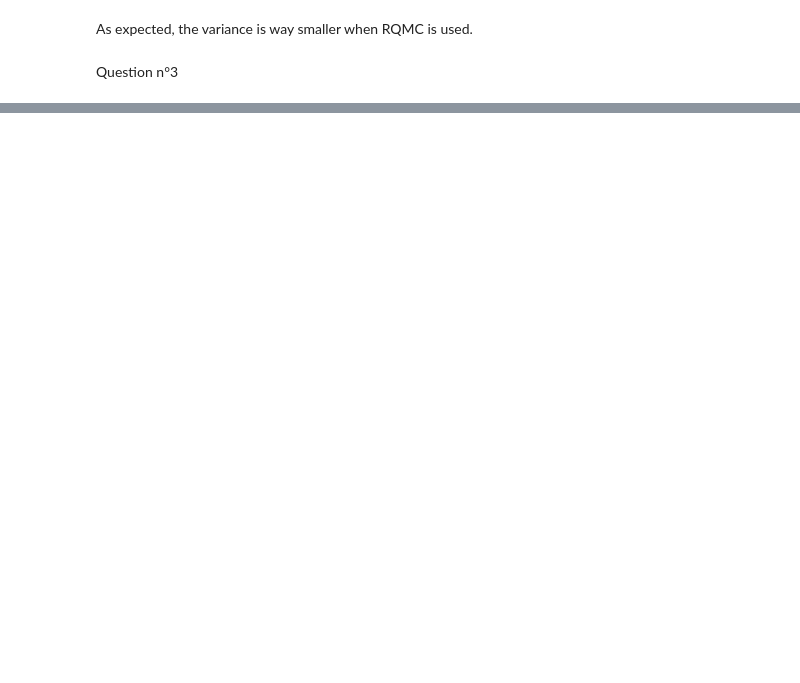
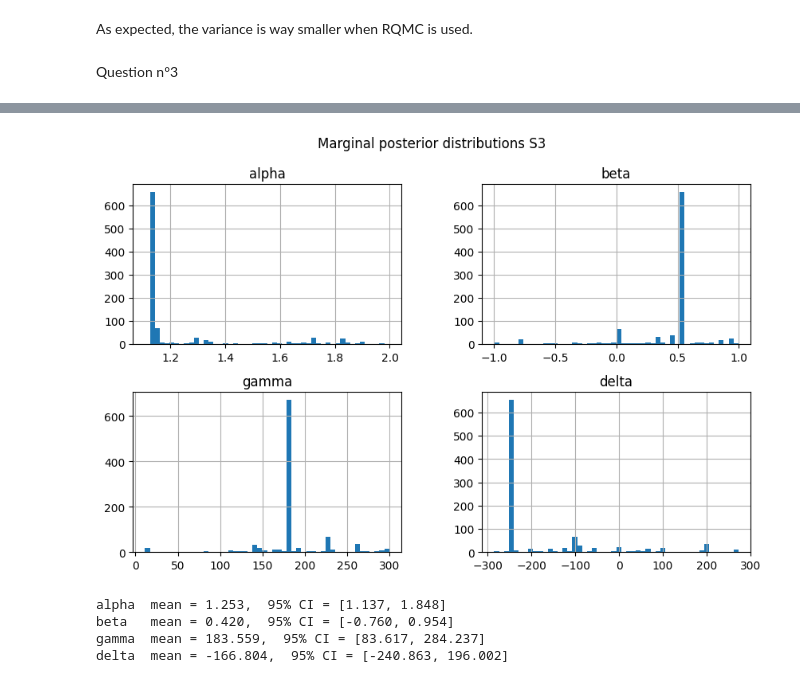
Before and after one commit to elyanrgn/ABC_alpha_stable_models, a Jupyter notebook: main.ipynb, the cells around one changed output, grey strips where cells are left out. Drawn from its saved outputs; the diff is of its cells as text; code cells hidden in the pictures; blank space fills up the shorter version.

```diff
--- a/main.ipynb
+++ b/main.ipynb
@@ -311,0 +790,13 @@ def abc_rejection(y_obs, N, n_sim, epsilon):
+# %%
+thetas3, w3 = smc_prc_abc_(
+    x_obs=x_obs,
+    summary_statistics=summary_stat_3,
+    N=1000,
+    T=T,
+    epsilons=eps,
+    Lambda=np.diag([0.25, 0.25, 1., 1.]),
+    Sigma_hat=estimate_sigma_hat(theta, simulate_data, summary_stat_3, len(x_obs), P=1000),
+    prior_sample=prior_sample,
+    prior_pdf=prior_pdf,
+    simulate_data=simulate_data
+)
@@ -311,0 +858,8 @@ def abc_rejection(y_obs, N, n_sim, epsilon):
+# %%
+plot_theta(thetas3,3)
+# %% [output]
+[figure, added]
+alpha  mean = 1.253,  95% CI = [1.137, 1.848]
+beta   mean = 0.420,  95% CI = [-0.760, 0.954]
+gamma  mean = 183.559,  95% CI = [83.617, 284.237]
+delta  mean = -166.804,  95% CI = [-240.863, 196.002]
```
Also changed, not shown: parts of 29 cells of this notebook.
